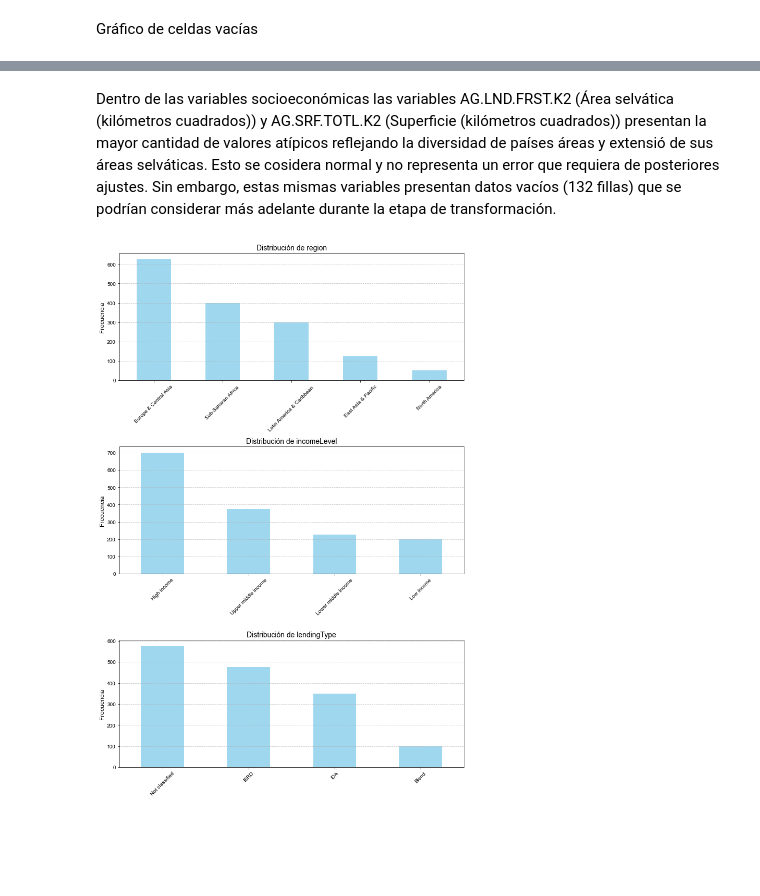
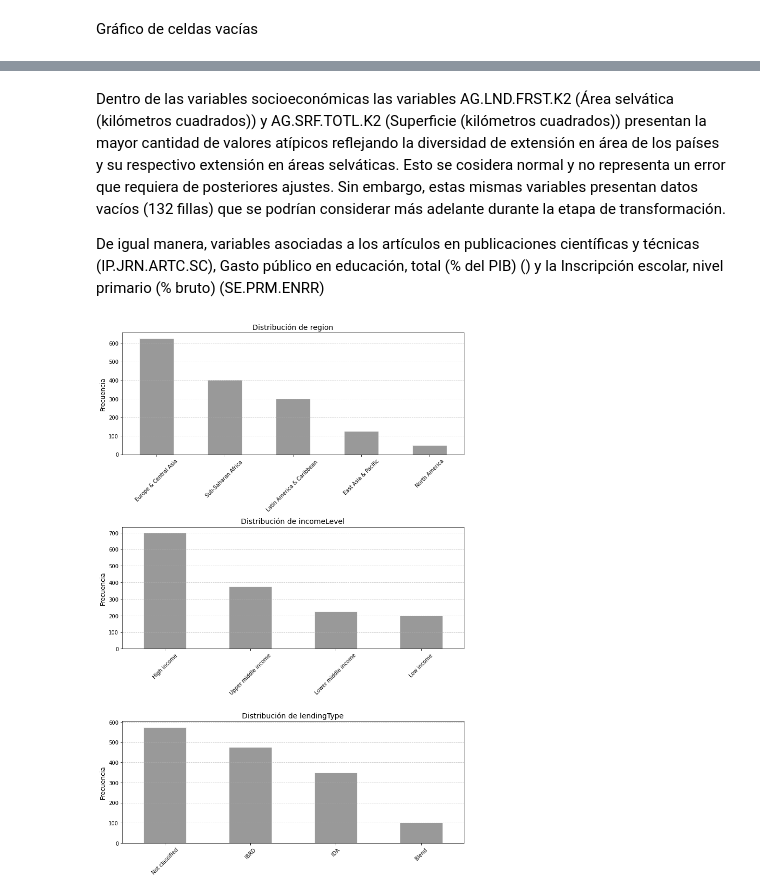
Before and after one commit to rortizgeo/Maestria_CD_Proyecto-Aplicado, a Jupyter notebook: PA_dataAnalysis.ipynb, the cells around one changed output, grey strips where cells are left out. Cells and saved outputs as stored; diff of their text form; code cells hidden in the pictures; blank space fills up the shorter version.

```diff
--- a/PA_dataAnalysis.ipynb
+++ b/PA_dataAnalysis.ipynb
@@ -175,9 +175,9 @@ Finalmente une los cuatro DataFrames usando una unión externa (outer join) por
 BASE_URL = "https://analytics-files.gbif.org/global/csv/"
 GBIF_FILES = [
     "occ_country.csv",
-    "occ_publisherCountry.csv",
-    "spe_country.csv",
-    "spe_publisherCountry.csv"
+    "occ_publisherCountry.csv"
+    # "spe_country.csv",
+    # "spe_publisherCountry.csv"
 ]
 DIAS_UMBRAL = 60  # días alrededor del 31 de diciembre a considerar
 
@@ -227,7 +227,7 @@ def extraer_snapshot_mas_cercano(df, dias_umbral=DIAS_UMBRAL):
     df_final = df.merge(fechas_cercanas, on=["year", "snapshot"], how="inner")
     return df_final.drop(columns=["dist_to_d31"])
 
-# Cargar y procesar todos los archivos
+# Cargar y procesar los archivos seleccionados
 dataframes = {}
 for filename in GBIF_FILES:
     key = filename.replace(".csv", "")
@@ -237,29 +237,16 @@ for filename in GBIF_FILES:
 
 globals().update(dataframes)
 
-# Ejemplo: visualizar resultado para 'occ_country'
-print(dataframes["occ_country"].head())
-
-########################
-#Unión de archivos de datos de GBIF.
-########################
-
-# Renombrar columnas
-spe_publisherCountry.rename(columns={
-    'publisherCountry': 'countryCode',
-    'speciesCount': 'speciesCount_publisher'
-}, inplace=True)
-
+# Renombrar columnas para merge
 occ_publisherCountry.rename(columns={
     'publisherCountry': 'countryCode',
     'occurrenceCount': 'occurrenceCount_publisher'
 }, inplace=True)
 
 occ_country.rename(columns={'country': 'countryCode'}, inplace=True)
-spe_country.rename(columns={'country': 'countryCode'}, inplace=True)
 
 # Lista de datasets
-datasets = [spe_country, spe_publisherCountry, occ_country, occ_publisherCountry]
+datasets = [occ_country, occ_publisherCountry]
 
 # Limpieza: eliminar snapshot y filtrar NaNs en countryCode
 for i in range(len(datasets)):
@@ -394,7 +372,7 @@ axes = axes.flatten()
 
 # Crear un boxplot por variable
 for i, col in enumerate(var_BM_se.columns):
-    sns.boxplot(data=var_BM_se, y=col, ax=axes[i], color='skyblue')
+    sns.boxplot(data=var_BM_se, y=col, ax=axes[i], color='grey')
     axes[i].set_title(col, fontsize=10)
     axes[i].set_xlabel('')
     axes[i].grid(axis='y', linestyle='--', alpha=0.7)
@@ -411,30 +389,32 @@ plt.show()
 # %% [markdown]
-Dentro de las variables socioeconómicas las variables AG.LND.FRST.K2 (Área selvática (kilómetros cuadrados)) y AG.SRF.TOTL.K2 (Superficie (kilómetros cuadrados)) presentan la mayor cantidad de valores atípicos reflejando la diversidad de países áreas y extensió de sus áreas selváticas. Esto se cosidera normal y no representa un error que requiera de posteriores ajustes. Sin embargo, estas mismas variables presentan datos vacíos (132 fillas) que se podrían considerar más adelante durante la etapa de transformación.
+Dentro de las variables socioeconómicas las variables AG.LND.FRST.K2 (Área selvática (kilómetros cuadrados)) y AG.SRF.TOTL.K2 (Superficie (kilómetros cuadrados)) presentan la mayor cantidad de valores atípicos reflejando la diversidad de extensión en área de los países y su respectivo extensión en áreas selváticas. Esto se cosidera normal y no representa un error que requiera de posteriores ajustes. Sin embargo, estas mismas variables presentan datos vacíos (132 fillas) que se podrían considerar más adelante durante la etapa de transformación.
+
+De igual manera, variables asociadas a los artículos en publicaciones científicas y técnicas (IP.JRN.ARTC.SC), Gasto público en educación, total (% del PIB) () y la Inscripción escolar, nivel primario (% bruto) (SE.PRM.ENRR)
 # %%
 
 # Variables categóricas a graficar
 var_cat_BM = ['region', 'incomeLevel', 'lendingType']
 cat_vars = Data[var_cat_BM]
 
 # Crear subplots (uno por variable categórica)
 fig, axes = plt.subplots(len(cat_vars.columns), 1, figsize=(10, 5 * len(cat_vars.columns)))
 
 # Asegurar que axes siempre sea iterable
 if len(cat_vars.columns) == 1:
     axes = [axes]
 
 # Graficar cada variable
 for ax, col in zip(axes, cat_vars.columns):
     counts = Data[col].value_counts(dropna=False)
-    counts.plot(kind='bar', ax=ax, color='skyblue', alpha=0.8)
+    counts.plot(kind='bar', ax=ax, color='grey', edgecolor='white', alpha=0.8)
 
     ax.set_title(f'Distribución de {col}', fontsize=14)
     ax.set_ylabel('Frecuencia', fontsize=12)
     ax.set_xlabel('')
     ax.grid(axis='y', linestyle='--', alpha=0.7)
     ax.tick_params(axis='x', rotation=45)  # Rotar etiquetas si son largas
 
 plt.tight_layout()
 plt.show()
 # %% [output]
-[figure, old version]
+[figure, new version]
```
Also changed, not shown: parts of 8 cells of this notebook.
